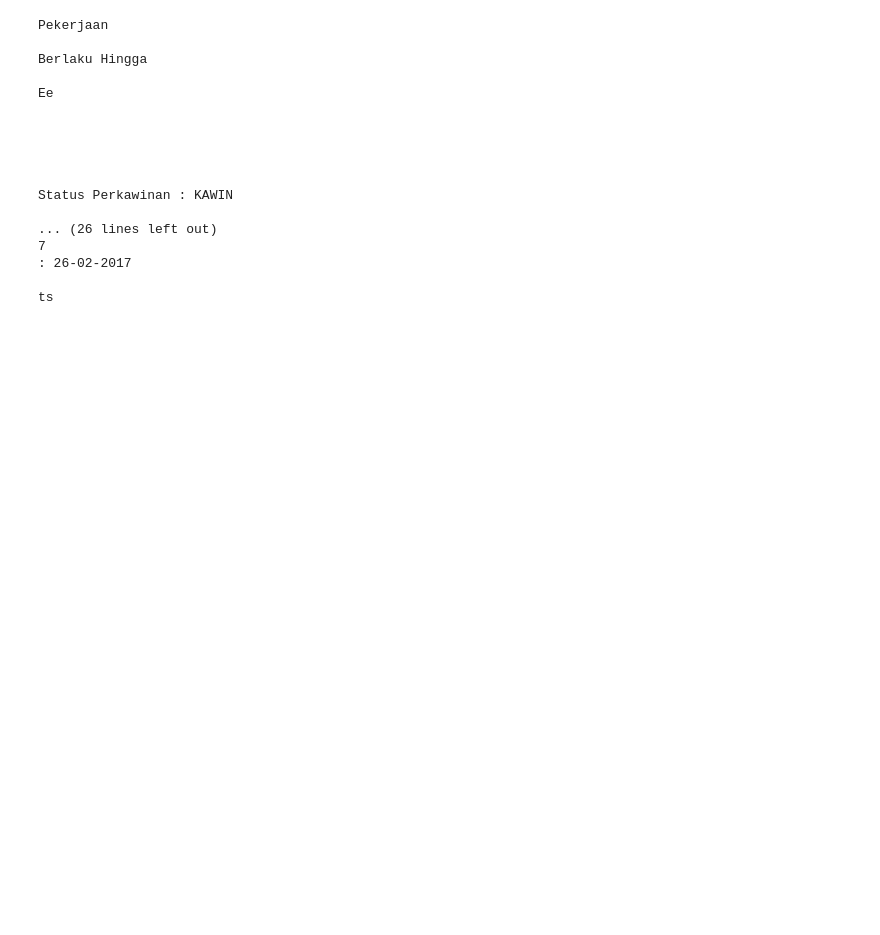
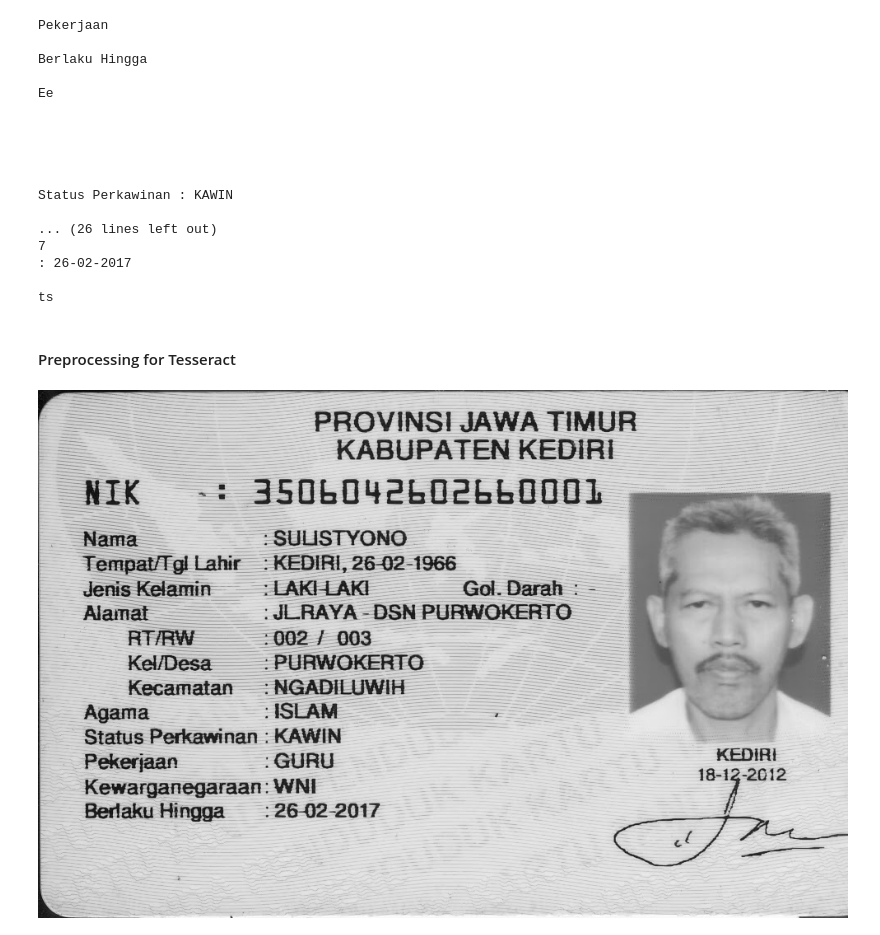
Before and after one commit to naufalihsan/tesseract, a Jupyter notebook: OCR.ipynb, the cells around one changed output. Cells and saved outputs as stored; diff of their text form; code cells hidden in the pictures; blank space fills up the shorter version.

```diff
--- a/OCR.ipynb
+++ b/OCR.ipynb
@@ -78,3 +76,5 @@ Status Perkawinan : KAWIN
 : 26-02-2017
 
 ts
+# %% [markdown]
+#### Preprocessing for Tesseract
@@ -80,0 +137,5 @@ ts
+# %%
+ktp2 = get_grayscale(ktp2)
+cv2_imshow(ktp2)
+# %% [output]
+[figure, added]
```
Also changed, not shown: parts of 13 cells of this notebook.
